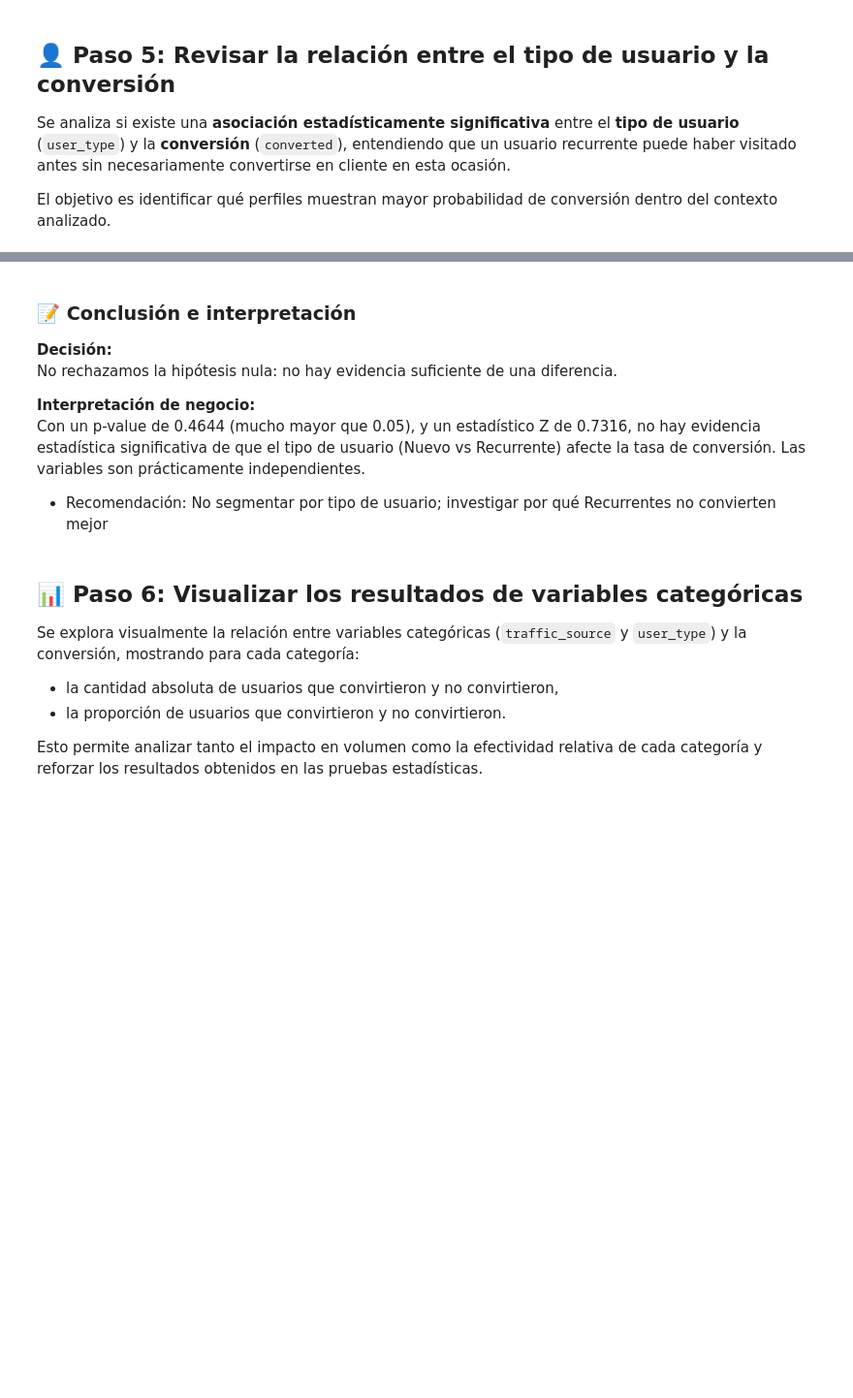
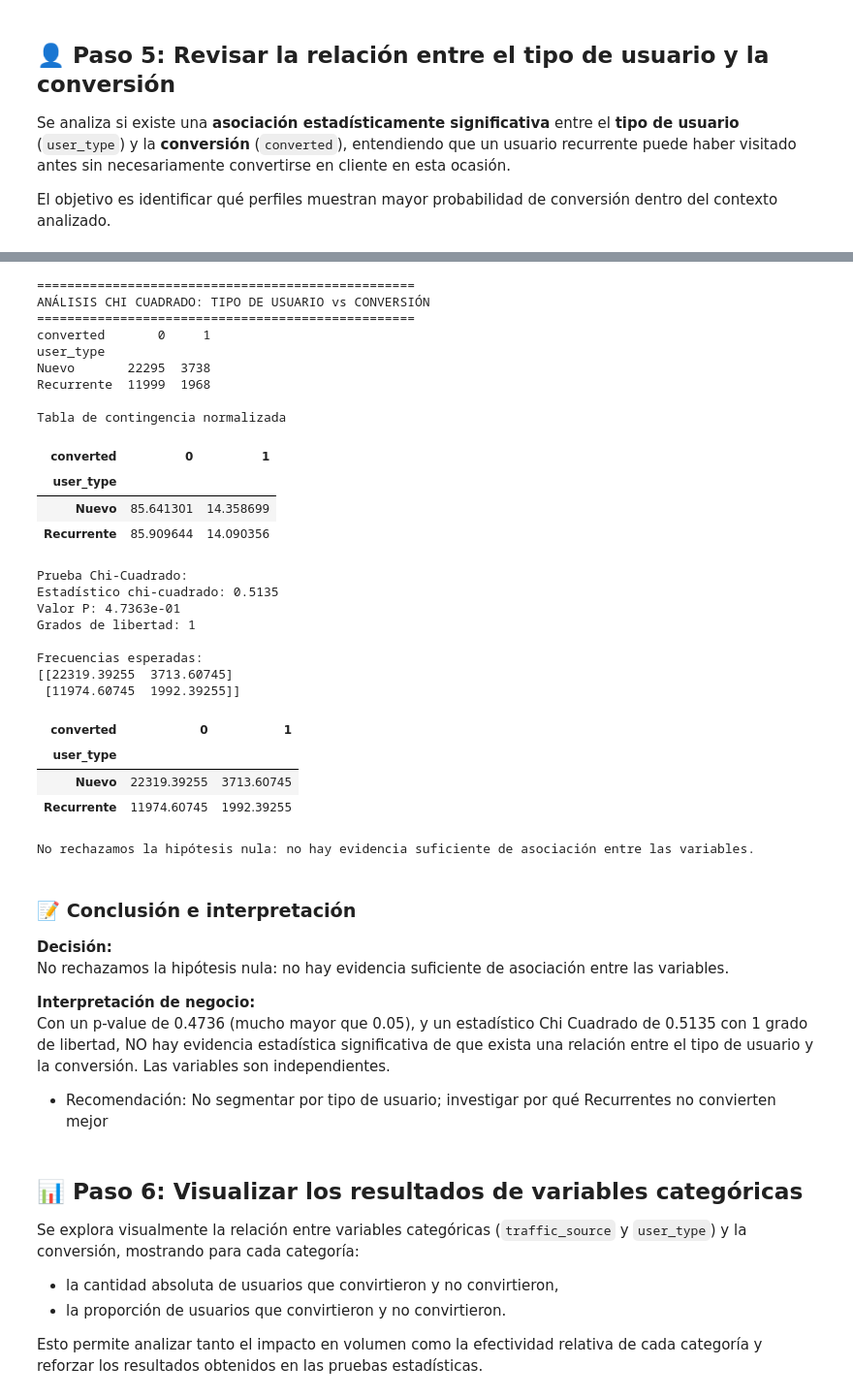
Before and after one commit to FithoGerardo/ab_experiment_landing_page, a Jupyter notebook: notebooks/ab_experiment_landing_page-gerardo_olmedo.ipynb, the cells around one changed output, grey strips where cells are left out. Shown at 97% size. Cells and saved outputs as stored; diff of their text form; code cells hidden in the pictures; blank space fills up the shorter version.

```diff
--- a/notebooks/ab_experiment_landing_page-gerardo_olmedo.ipynb
+++ b/notebooks/ab_experiment_landing_page-gerardo_olmedo.ipynb
@@ -742,11 +669,71 @@ No rechazamos la hipótesis nula: no hay evidencia suficiente de una diferencia.
+# %%
+# CALCULAR RELACIÓN TIPO DE USUARIO Y CONVERSIÓN
+print("="*50)
+print("ANÁLISIS CHI CUADRADO: TIPO DE USUARIO vs CONVERSIÓN")
+print("="*50)
+
+# Tabla de contingencia para prueba Chi^2
+contingency_table2 = pd.crosstab(dfc['user_type'], dfc['converted'])
+print(contingency_table2)
+
+# Tabla de contingencia normalizada
+print("\nTabla de contingencia normalizada")
+display(pd.crosstab(df['user_type'], df['converted'], normalize='index')*100)
+
+# Aplicar Chi Cuadrada
+chi2_contingency(contingency_table2)
+chi2_stat2, p_value2, dof2, expected2 = chi2_contingency(contingency_table2)
+
+print(f"\nPrueba Chi-Cuadrado:")
+print(f"Estadístico chi-cuadrado: {chi2_stat2:.4f}")
+print(f"Valor P: {p_value2:.4e}")
+print(f"Grados de libertad: {dof2}")
+print("\nFrecuencias esperadas:")
+print(expected2)
+
+expected2_df = pd.DataFrame(expected2, index=contingency_table2.index, columns=contingency_table2.columns)
+display(expected2_df)
+
+# Umbral de significancia
+if p_value2 < 0.05:
+    print("Rechazamos la hipótesis nula: hay evidencia de asociación entre las variables.")
+else:
+    print("No rechazamos la hipótesis nula: no hay evidencia suficiente de asociación entre las variables.")
+# %% [output]
+==================================================
+ANÁLISIS CHI CUADRADO: TIPO DE USUARIO vs CONVERSIÓN
+==================================================
+converted       0     1
+user_type
+Nuevo       22295  3738
+Recurrente  11999  1968
+
+Tabla de contingencia normalizada
+| converted | 0 | 1 |
+| user_type |  |  |
+| Nuevo | 85.641301 | 14.358699 |
+| Recurrente | 85.909644 | 14.090356 |
+Prueba Chi-Cuadrado:
+Estadístico chi-cuadrado: 0.5135
+Valor P: 4.7363e-01
+Grados de libertad: 1
+
+Frecuencias esperadas:
+[[22319.39255  3713.60745]
+ [11974.60745  1992.39255]]
+| converted | 0 | 1 |
+| user_type |  |  |
+| Nuevo | 22319.39255 | 3713.60745 |
+| Recurrente | 11974.60745 | 1992.39255 |
+No rechazamos la hipótesis nula: no hay evidencia suficiente de asociación entre las variables.
 # %% [markdown]
 ### 📝 Conclusión e interpretación
 
 **Decisión:**
-No rechazamos la hipótesis nula: no hay evidencia suficiente de una diferencia.
+No rechazamos la hipótesis nula: no hay evidencia suficiente de asociación entre las variables.
 
 **Interpretación de negocio:**
-Con un p-value de 0.4644 (mucho mayor que 0.05), y un estadístico Z de 0.7316, no hay evidencia estadística significativa de que el tipo de usuario (Nuevo vs Recurrente) afecte la tasa de conversión. Las variables son prácticamente independientes.
+Con un p-value de 0.4736 (mucho mayor que 0.05), y un estadístico Chi Cuadrado de 0.5135 con 1 grado de libertad, NO hay evidencia estadística significativa de que exista una relación entre el tipo de usuario y la conversión. Las variables son independientes.
 
 - Recomendación: No segmentar por tipo de usuario; investigar por qué Recurrentes no convierten mejor
 # %% [markdown]
```
Also changed, not shown: parts of 9 cells of this notebook.
